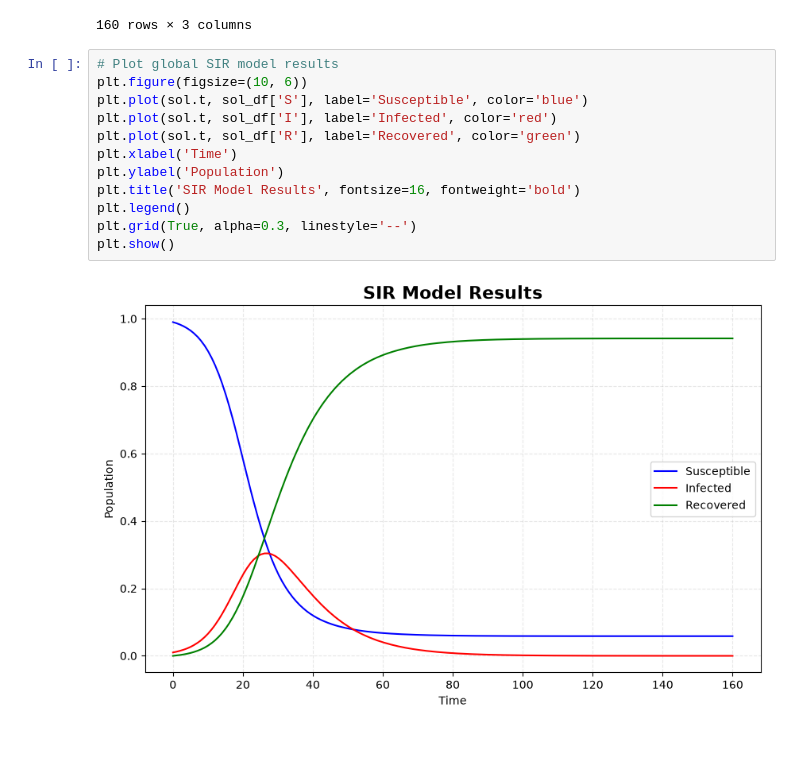
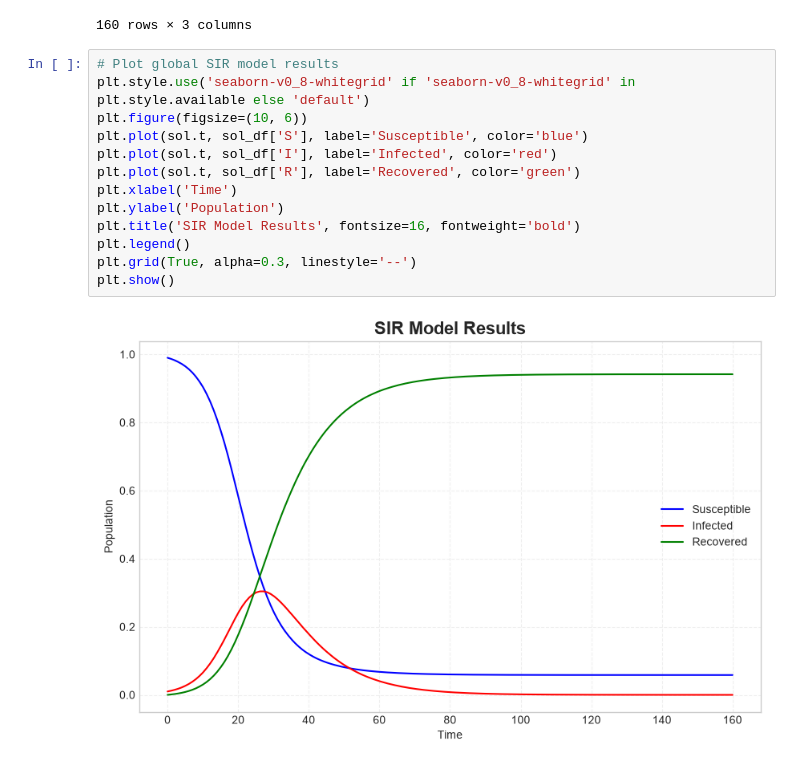
Before and after one commit to troyc03/tchin-covid-sir-model, a Jupyter notebook: notebooks/sir_model.ipynb, the cells around one changed output. Cells and saved outputs as stored; diff of their text form.

```diff
--- a/notebooks/sir_model.ipynb
+++ b/notebooks/sir_model.ipynb
@@ -50,15 +51,16 @@ sol_df
 160 rows × 3 columns
 # %%
 # Plot global SIR model results
+plt.style.use('seaborn-v0_8-whitegrid' if 'seaborn-v0_8-whitegrid' in plt.style.available else 'default')
 plt.figure(figsize=(10, 6))
 plt.plot(sol.t, sol_df['S'], label='Susceptible', color='blue')
 plt.plot(sol.t, sol_df['I'], label='Infected', color='red')
 plt.plot(sol.t, sol_df['R'], label='Recovered', color='green')
 plt.xlabel('Time')
 plt.ylabel('Population')
 plt.title('SIR Model Results', fontsize=16, fontweight='bold')
 plt.legend()
 plt.grid(True, alpha=0.3, linestyle='--')
 plt.show()
 # %% [output]
-[figure, old version]
+[figure, new version]
```
Also changed, not shown: parts of 1 cell of this notebook, 6 other files.
